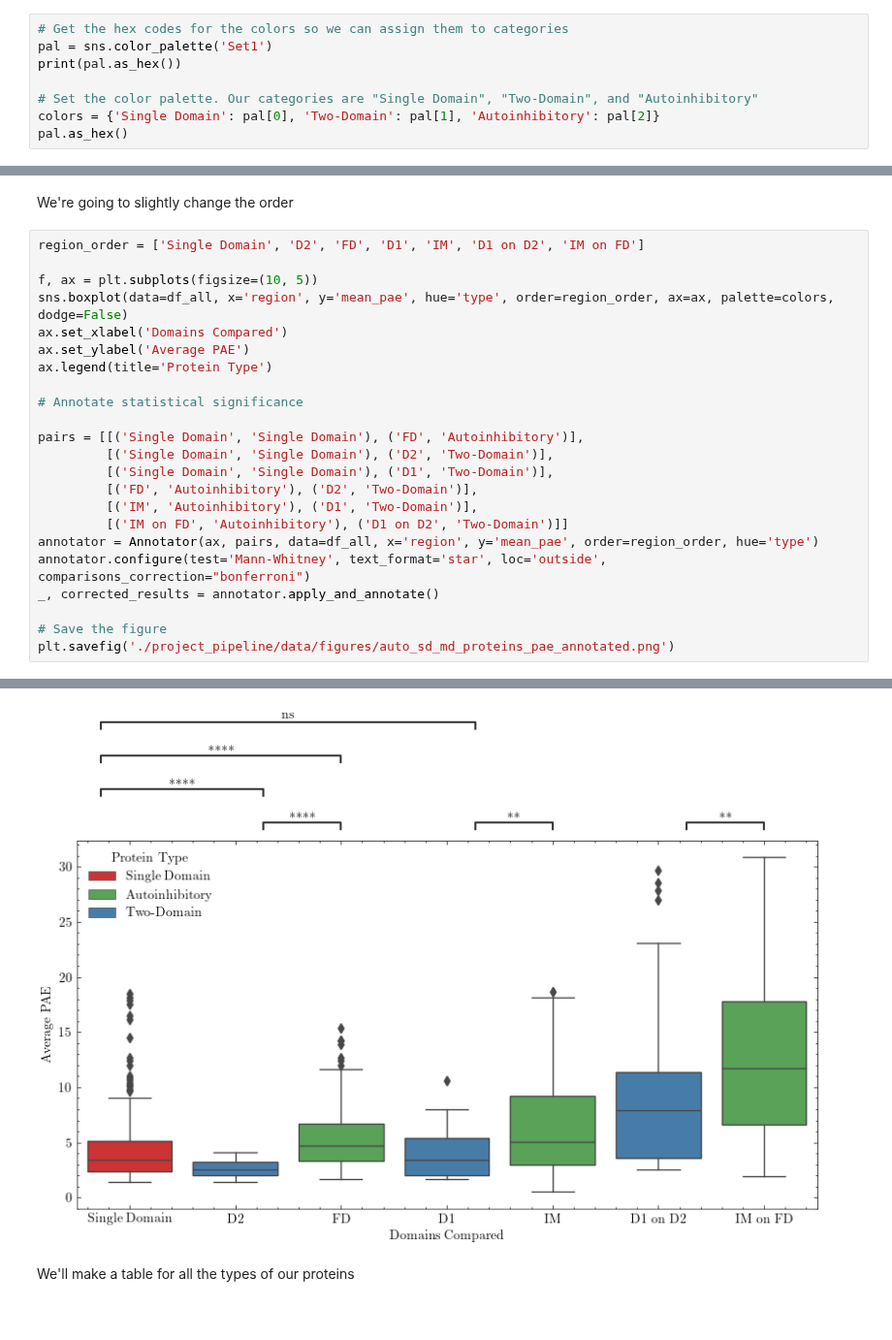
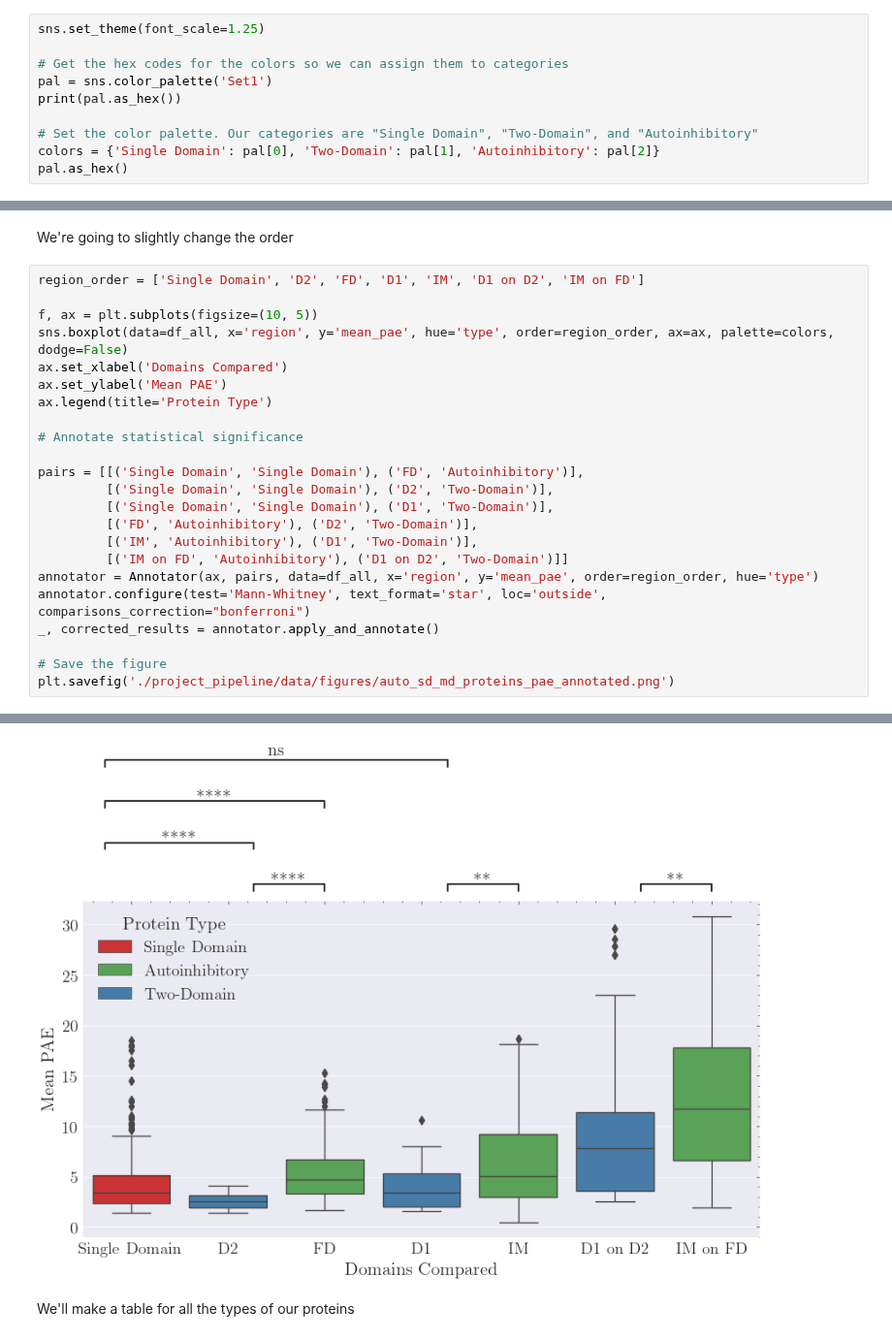
Before and after one commit to jpigles/alphafold-rmsd, a Jupyter notebook: pae.ipynb, the cells around one changed output, grey strips where cells are left out. Shown at 97% size. Saved outputs shown, nothing was run; the diff lists cells and outputs as text.

Commit message:
improved some figures

```diff
--- a/pae.ipynb
+++ b/pae.ipynb
@@ -18,6 +19,8 @@ cl = pd.read_csv('./project_pipeline/data/classified_files_3.tsv', sep='\t').ast
 
 plt.style.use('science')
 # %%
+sns.set_theme(font_scale=1.25)
+
 # Get the hex codes for the colors so we can assign them to categories
 pal = sns.color_palette('Set1')
 print(pal.as_hex())
@@ -119,38 +122,38 @@ region_order = ['Single Domain', 'D2', 'FD', 'D1', 'IM', 'D1 on D2', 'IM on FD']
 f, ax = plt.subplots(figsize=(10, 5))
 sns.boxplot(data=df_all, x='region', y='mean_pae', hue='type', order=region_order, ax=ax, palette=colors, dodge=False)
 ax.set_xlabel('Domains Compared')
-ax.set_ylabel('Average PAE')
+ax.set_ylabel('Mean PAE')
 ax.legend(title='Protein Type')
 
 # Annotate statistical significance
 
 pairs = [[('Single Domain', 'Single Domain'), ('FD', 'Autoinhibitory')],
          [('Single Domain', 'Single Domain'), ('D2', 'Two-Domain')],
          [('Single Domain', 'Single Domain'), ('D1', 'Two-Domain')],
          [('FD', 'Autoinhibitory'), ('D2', 'Two-Domain')],
          [('IM', 'Autoinhibitory'), ('D1', 'Two-Domain')],
          [('IM on FD', 'Autoinhibitory'), ('D1 on D2', 'Two-Domain')]]
 annotator = Annotator(ax, pairs, data=df_all, x='region', y='mean_pae', order=region_order, hue='type')
 annotator.configure(test='Mann-Whitney', text_format='star', loc='outside', comparisons_correction="bonferroni")
 _, corrected_results = annotator.apply_and_annotate()
 
 # Save the figure
 plt.savefig('./project_pipeline/data/figures/auto_sd_md_proteins_pae_annotated.png')
 # %% [output]
 p-value annotation legend:
       ns: 5.00e-02 < p <= 1.00e+00
        *: 1.00e-02 < p <= 5.00e-02
       **: 1.00e-03 < p <= 1.00e-02
      ***: 1.00e-04 < p <= 1.00e-03
     ****: p <= 1.00e-04
 
 D2_Two-Domain vs. FD_Autoinhibitory: Mann-Whitney-Wilcoxon test two-sided with Bonferroni correction, P_val:2.163e-13 U_stat=9.430e+02
 D1_Two-Domain vs. IM_Autoinhibitory: Mann-Whitney-Wilcoxon test two-sided with Bonferroni correction, P_val:1.840e-03 U_stat=2.188e+03
 D1 on D2_Two-Domain vs. IM on FD_Autoinhibitory: Mann-Whitney-Wilcoxon test two-sided with Bonferroni correction, P_val:3.845e-03 U_stat=2.249e+03
 Single Domain_Single Domain vs. D2_Two-Domain: Mann-Whitney-Wilcoxon test two-sided with Bonferroni correction, P_val:1.899e-05 U_stat=9.776e+03
 Single Domain_Single Domain vs. FD_Autoinhibitory: Mann-Whitney-Wilcoxon test two-sided with Bonferroni correction, P_val:1.941e-05 U_stat=1.119e+04
 Single Domain_Single Domain vs. D1_Two-Domain: Mann-Whitney-Wilcoxon test two-sided with Bonferroni correction, P_val:1.000e+00 U_stat=7.486e+03
-[figure, old version]
+[figure, new version]
 # %% [markdown]
 We'll make a table for all the types of our proteins
 # %%
```
Also changed, not shown: parts of 7 cells of this notebook, 15 other files.
